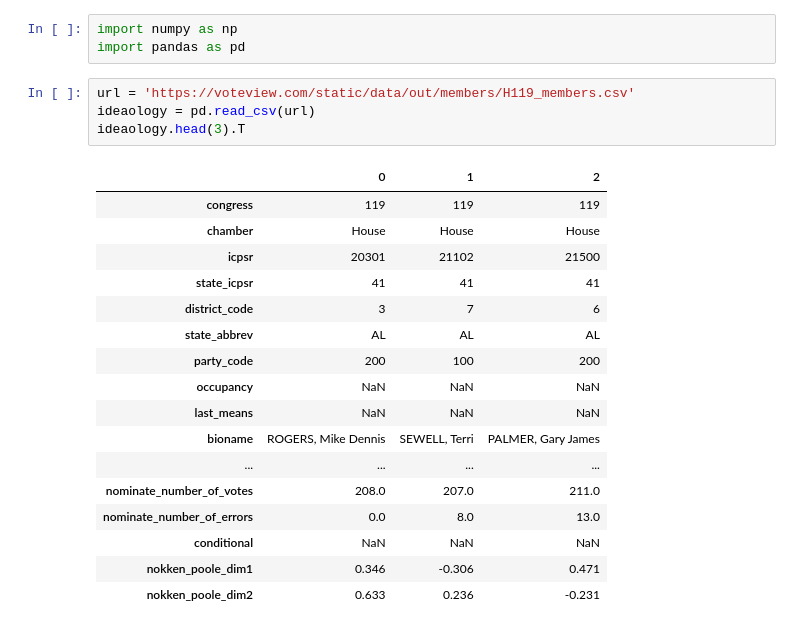
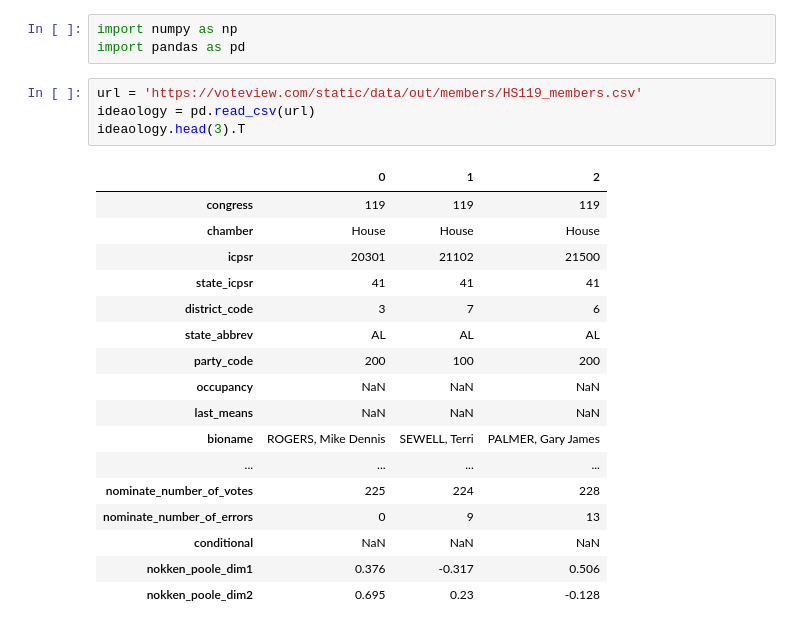
Before and after one commit to janiceeguo/DS6600-congress, a Jupyter notebook: notebooks/ideology.ipynb, the cells around one changed output. Saved outputs shown, nothing was run; the diff lists cells and outputs as text.

```diff
--- a/notebooks/ideology.ipynb
+++ b/notebooks/ideology.ipynb
@@ -2,27 +2,27 @@
 import numpy as np
 import pandas as pd
 # %%
-url = 'https://voteview.com/static/data/out/members/H119_members.csv'
+url = 'https://voteview.com/static/data/out/members/HS119_members.csv'
 ideaology = pd.read_csv(url)
 ideaology.head(3).T
 # %% [output]
 |  | 0 | 1 | 2 |
 | congress | 119 | 119 | 119 |
 | chamber | House | House | House |
 | icpsr | 20301 | 21102 | 21500 |
 | state_icpsr | 41 | 41 | 41 |
 | district_code | 3 | 7 | 6 |
 | state_abbrev | AL | AL | AL |
 | party_code | 200 | 100 | 200 |
 | occupancy | NaN | NaN | NaN |
 | last_means | NaN | NaN | NaN |
 | bioname | ROGERS, Mike Dennis | SEWELL, Terri | PALMER, Gary James |
 | ... | ... | ... | ... |
-| nominate_number_of_votes | 208.0 | 207.0 | 211.0 |
-| nominate_number_of_errors | 0.0 | 8.0 | 13.0 |
+| nominate_number_of_votes | 225 | 224 | 228 |
+| nominate_number_of_errors | 0 | 9 | 13 |
 | conditional | NaN | NaN | NaN |
-| nokken_poole_dim1 | 0.346 | -0.306 | 0.471 |
-| nokken_poole_dim2 | 0.633 | 0.236 | -0.231 |
+| nokken_poole_dim1 | 0.376 | -0.317 | 0.506 |
+| nokken_poole_dim2 | 0.695 | 0.23 | -0.128 |
 # %%
 cols_to_keep = ['bioname', 'chamber', 'party_code', 'nominate_dim1']
 crosswalk_cols = ['bioname', 'icpsr', 'state_abbrev', 'district_code', 'bioguide_id']
```
Also changed, not shown: parts of 18 cells of this notebook.
